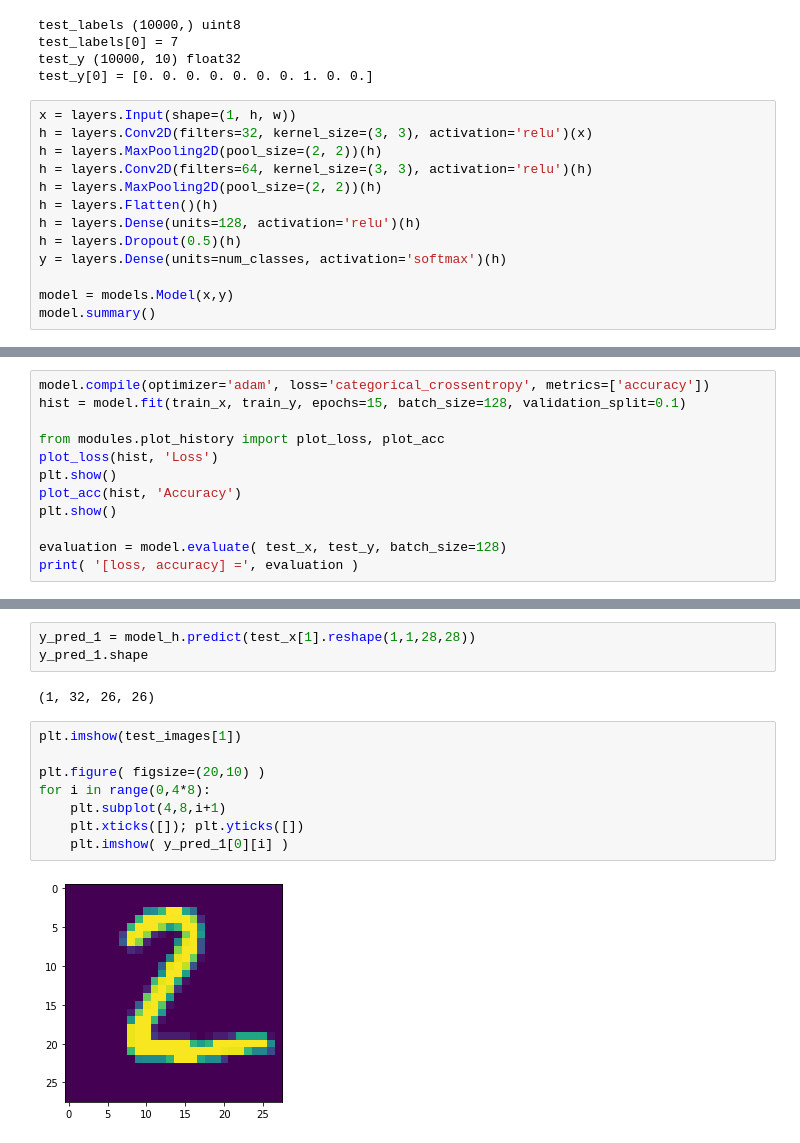
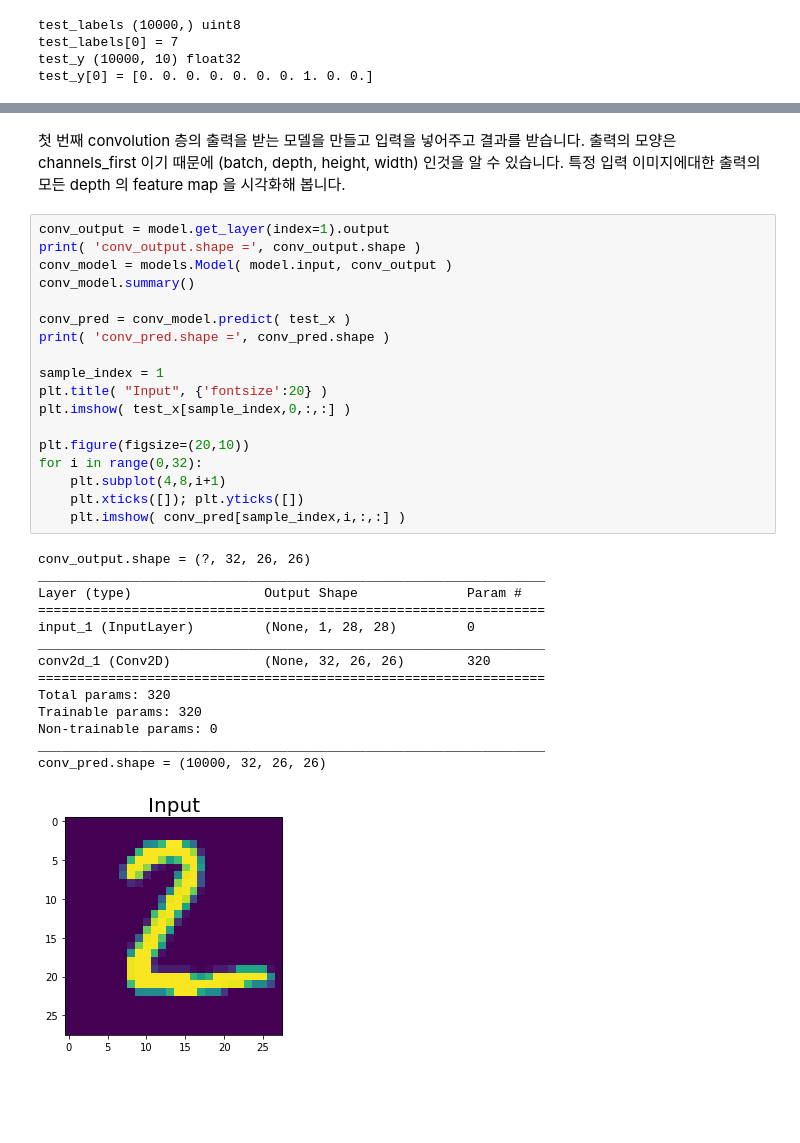
Before and after one commit to sungalex/computer-vision, a Jupyter notebook: keras/18 CNN weights 0 MNIST channels_first.ipynb, the cells around one changed output, grey strips where cells are left out. Cells and saved outputs as stored; diff of their text form; blank space fills up the shorter version.

Commit message:
CNN channels_first, last
Signed-off-by: sungalex <cloudallera@gmail.com>

```diff
--- a/keras/18 CNN weights 0 MNIST channels_first.ipynb
+++ b/keras/18 CNN weights 0 MNIST channels_first.ipynb
@@ -51,16 +76,3 @@ test_labels (10000,) uint8
 test_labels[0] = 7
 test_y (10000, 10) float32
 test_y[0] = [0. 0. 0. 0. 0. 0. 0. 1. 0. 0.]
-# %%
-x = layers.Input(shape=(1, h, w))
-h = layers.Conv2D(filters=32, kernel_size=(3, 3), activation='relu')(x)
-h = layers.MaxPooling2D(pool_size=(2, 2))(h)
-h = layers.Conv2D(filters=64, kernel_size=(3, 3), activation='relu')(h)
-h = layers.MaxPooling2D(pool_size=(2, 2))(h)
-h = layers.Flatten()(h)
-h = layers.Dense(units=128, activation='relu')(h)
-h = layers.Dropout(0.5)(h)
-y = layers.Dense(units=num_classes, activation='softmax')(h)
-
-model = models.Model(x,y)
-model.summary()
@@ -85,12 +78,0 @@ _________________________________________________________________
-# %%
-model.compile(optimizer='adam', loss='categorical_crossentropy', metrics=['accuracy'])
-hist = model.fit(train_x, train_y, epochs=15, batch_size=128, validation_split=0.1)
-
-from modules.plot_history import plot_loss, plot_acc
-plot_loss(hist, 'Loss')
-plt.show()
-plot_acc(hist, 'Accuracy')
-plt.show()
-
-evaluation = model.evaluate( test_x, test_y, batch_size=128)
-print( '[loss, accuracy] =', evaluation )
@@ -154,15 +101,35 @@ _________________________________________________________________
-# %%
-y_pred_1 = model_h.predict(test_x[1].reshape(1,1,28,28))
-y_pred_1.shape
-# %% [output]
-(1, 32, 26, 26)
+# %% [markdown]
+첫 번째 convolution 층의 출력을 받는 모델을 만들고 입력을 넣어주고 결과를 받습니다. 출력의 모양은 channels_first 이기 때문에 (batch, depth, height, width) 인것을 알 수 있습니다. 특정 입력 이미지에대한 출력의 모든 depth 의 feature map 을 시각화해 봅니다.
 # %%
-plt.imshow(test_images[1])
+conv_output = model.get_layer(index=1).output
+print( 'conv_output.shape =', conv_output.shape )
+conv_model = models.Model( model.input, conv_output )
+conv_model.summary()
 
-plt.figure( figsize=(20,10) )
-for i in range(0,4*8):
+conv_pred = conv_model.predict( test_x )
+print( 'conv_pred.shape =', conv_pred.shape )
+
+sample_index = 1
+plt.title( "Input", {'fontsize':20} )
+plt.imshow( test_x[sample_index,0,:,:] )
+
+plt.figure(figsize=(20,10))
+for i in range(0,32):
     plt.subplot(4,8,i+1)
     plt.xticks([]); plt.yticks([])
-    plt.imshow( y_pred_1[0][i] )
+    plt.imshow( conv_pred[sample_index,i,:,:] )
 # %% [output]
+conv_output.shape = (?, 32, 26, 26)
+_________________________________________________________________
+Layer (type)                 Output Shape              Param #
+=================================================================
+input_1 (InputLayer)         (None, 1, 28, 28)         0
+_________________________________________________________________
+conv2d_1 (Conv2D)            (None, 32, 26, 26)        320
+=================================================================
+Total params: 320
+Trainable params: 320
+Non-trainable params: 0
+_________________________________________________________________
+conv_pred.shape = (10000, 32, 26, 26)
-[figure, old version]
+[figure, new version]
```
Also changed, not shown: parts of 19 cells of this notebook, 9 other files.
